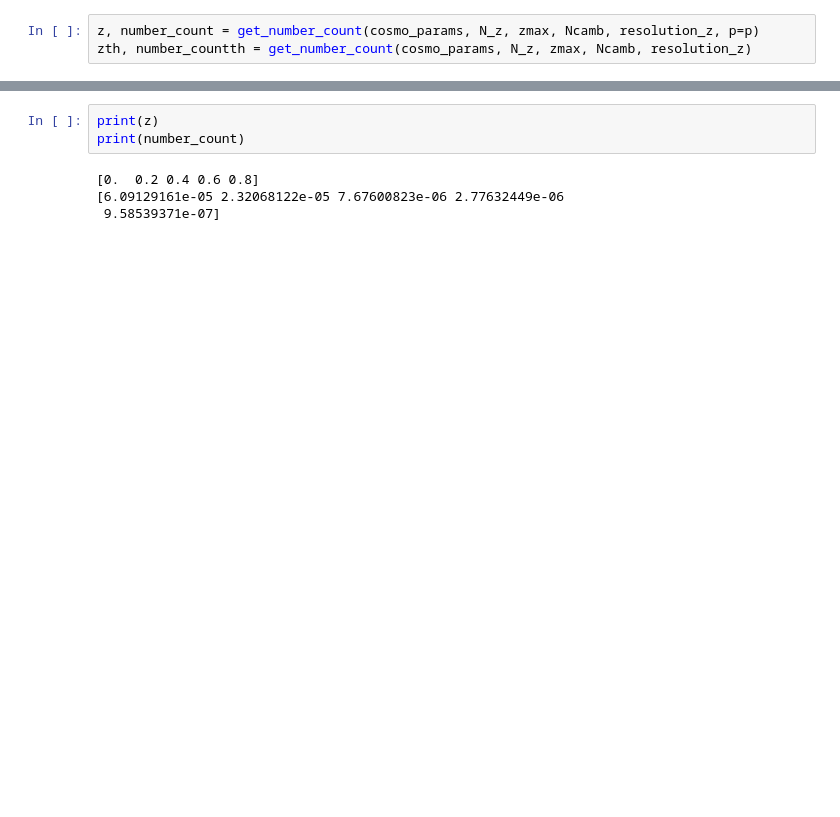
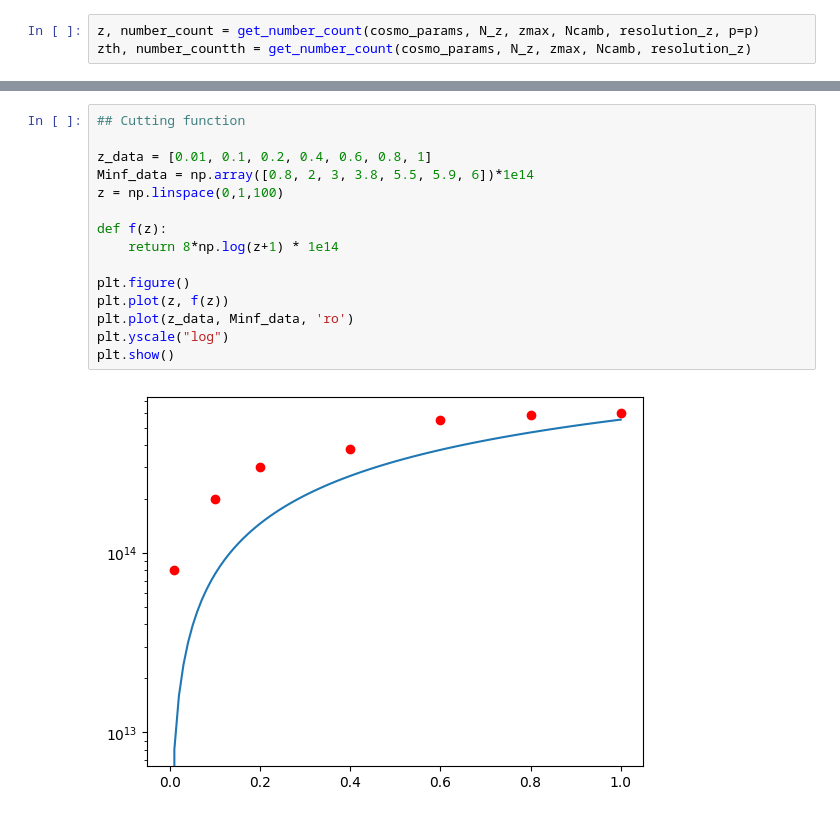
Before and after one commit to Thomas054/My_hmf, a Jupyter notebook: 2 Test_NumberCount.ipynb, the cells around one changed output, grey strips where cells are left out. Saved outputs shown, nothing was run; the diff lists cells and outputs as text; blank space fills up the shorter version.

Commit message:
intégration de p(M,z) à la classe Study + cuttin_function qui ressemble à celle de Planck

```diff
--- a/2 Test_NumberCount.ipynb
+++ b/2 Test_NumberCount.ipynb
@@ -63,7 +63,17 @@ plt.show()
-# %%
-print(z)
-print(number_count)
-# %% [output]
-[0.  0.2 0.4 0.6 0.8]
-[6.09129161e-05 2.32068122e-05 7.67600823e-06 2.77632449e-06
- 9.58539371e-07]
+# %%
+## Cutting function
+
+z_data = [0.01, 0.1, 0.2, 0.4, 0.6, 0.8, 1]
+Minf_data = np.array([0.8, 2, 3, 3.8, 5.5, 5.9, 6])*1e14
+z = np.linspace(0,1,100)
+
+def f(z):
+    return 8*np.log(z+1) * 1e14
+
+plt.figure()
+plt.plot(z, f(z))
+plt.plot(z_data, Minf_data, 'ro')
+plt.yscale("log")
+plt.show()
+# %% [output]
+[figure, added]
```
Also changed, not shown: parts of 2 cells of this notebook, 7 other files.
